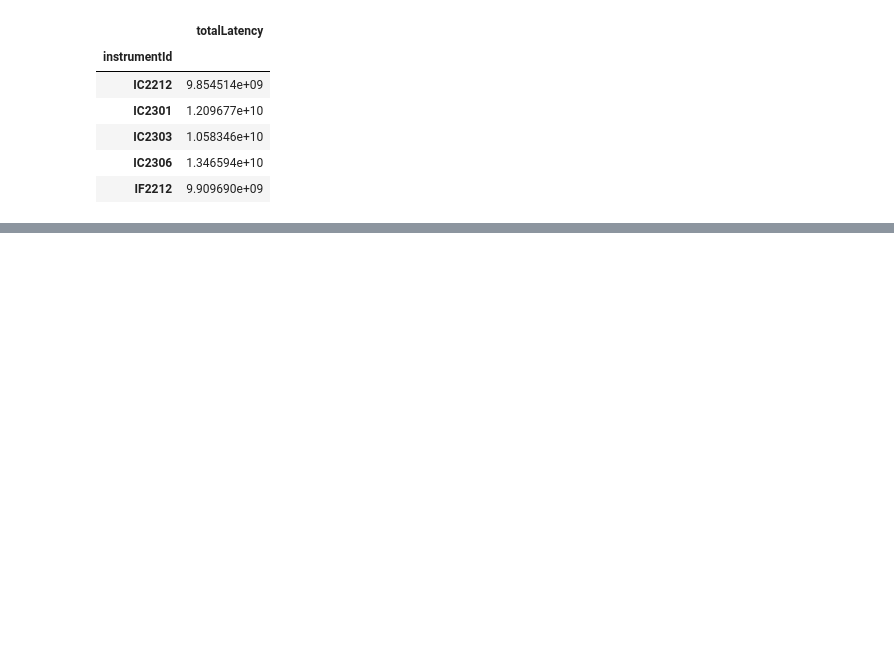
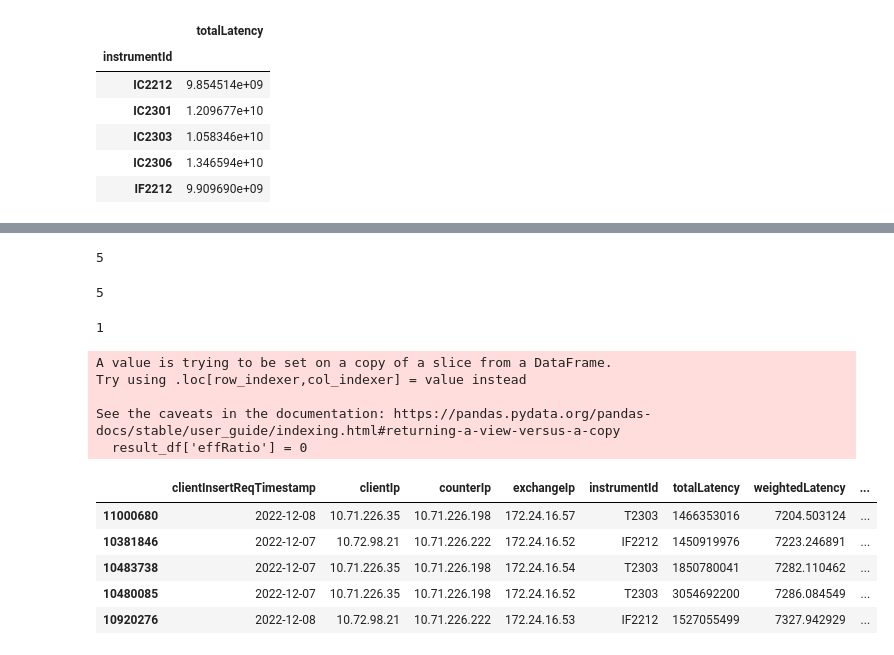
Before and after one commit to stanwu4/SecuritiesAndFuturesP2, a Jupyter notebook: Ratios.ipynb, the cells around one changed output, grey strips where cells are left out. Drawn from its saved outputs; the diff is of its cells as text; code cells hidden in the pictures; blank space fills up the shorter version.

Commit message:
Updated Ratios, medians, averages
Can't commit from the CMD

```diff
--- a/Ratios.ipynb
+++ b/Ratios.ipynb
@@ -131,0 +155,11 @@ lastSevenDays.head()
+# %%
+#sort by weighted averages of latencies
+lastSevenDays = lastSevenDays.sort_values(by = 'weightedLatency')
+# %%
+#clone a new df and delete duplicates, remove excess columns
+uniqueLastSevenDays = lastSevenDays
+uniqueLastSevenDays = uniqueLastSevenDays.drop_duplicates(subset = ['clientIp','exchangeIp','counterIp','instrumentId'])
+del uniqueLastSevenDays['Unnamed: 0']
+del uniqueLastSevenDays['exchangeRspLatency']
+del uniqueLastSevenDays['exchangeRtnLatency']
+uniqueLastSevenDays.head()
@@ -131,0 +177,5 @@ lastSevenDays.head()
+# %%
+uniqueLastSevenDays['clientInsertReqTimestamp'] = pd.to_datetime(uniqueLastSevenDays['clientInsertReqTimestamp'])
+uniqueLastSevenDays['clientInsertReqTimestamp'] = uniqueLastSevenDays['clientInsertReqTimestamp'].dt.date
+uniqueLastSevenDays = uniqueLastSevenDays.copy()
+uniqueLastSevenDays.head()
@@ -131,0 +199,10 @@ lastSevenDays.head()
+# %%
+#efficiency ratio, number of days the 1st row
+result_df = uniqueLastSevenDays.head(5)
+different_dates = lastSevenDays.groupby(['clientIp','counterIp','exchangeIp','instrumentId'])['clientInsertReqTimestamp'].nunique()
+subset = lastSevenDays[(lastSevenDays['clientIp'] == '10.71.226.35') &
+                       (lastSevenDays['counterIp'] == '10.71.226.198') &
+                       (lastSevenDays['exchangeIp'] == '172.24.16.57') &
+                       (lastSevenDays['instrumentId'] == 'T2303')]
+num_unique_dates = subset['clientInsertReqTimestamp'].nunique()
+print(num_unique_dates)
@@ -131,0 +221,53 @@ lastSevenDays.head()
+# %%
+#number of days occurence in the 3rd row
+subset = lastSevenDays[(lastSevenDays['clientIp'] == '10.71.226.35') &
+                       (lastSevenDays['counterIp'] == '10.71.226.198') &
+                       (lastSevenDays['exchangeIp'] == '172.24.16.54') &
+                       (lastSevenDays['instrumentId'] == 'T2303')]
+num_unique_dates = subset['clientInsertReqTimestamp'].nunique()
+print(num_unique_dates)
+# %% [output]
+5
+# %%
+#number of days occurence in the 4th row
+subset = lastSevenDays[(lastSevenDays['clientIp'] == '10.71.226.35') &
+                       (lastSevenDays['counterIp'] == '10.71.226.198') &
+                       (lastSevenDays['exchangeIp'] == '172.24.16.52') &
+                       (lastSevenDays['instrumentId'] == 'T2303')]
+num_unique_dates = subset['clientInsertReqTimestamp'].nunique()
+print(num_unique_dates)
+# %% [output]
+5
+# %%
+#number of days occurence in the 5th row
+subset = lastSevenDays[(lastSevenDays['clientIp'] == '10.72.98.21') &
+                       (lastSevenDays['counterIp'] == '10.71.226.222') &
+                       (lastSevenDays['exchangeIp'] == '172.24.16.53') &
+                       (lastSevenDays['instrumentId'] == 'IF2212')]
+num_unique_dates = subset['clientInsertReqTimestamp'].nunique()
+print(num_unique_dates)
+# %% [output]
+1
+# %%
+#insert efficiency ratio into result_df
+result_df['effRatio'] = 0
+result_df.iloc[0,7] = 5/7
+result_df.iloc[1,7] = 1/7
+result_df.iloc[2,7] = 5/7
+result_df.iloc[3,7] = 5/7
+result_df.iloc[4,7] = 1/7
+result_df = result_df.copy()
+
+result_df.head()
+# %% [output]
+A value is trying to be set on a copy of a slice from a DataFrame.
+Try using .loc[row_indexer,col_indexer] = value instead
+
+See the caveats in the documentation: https://pandas.pydata.org/pandas-docs/stable/user_guide/indexing.html#returning-a-view-versus-a-copy
+  result_df['effRatio'] = 0
+|  | clientInsertReqTimestamp | clientIp | counterIp | exchangeIp | instrumentId | totalLatency | weightedLatency | ... |
+| 11000680 | 2022-12-08 | 10.71.226.35 | 10.71.226.198 | 172.24.16.57 | T2303 | 1466353016 | 7204.503124 | ... |
+| 10381846 | 2022-12-07 | 10.72.98.21 | 10.71.226.222 | 172.24.16.52 | IF2212 | 1450919976 | 7223.246891 | ... |
+| 10483738 | 2022-12-07 | 10.71.226.35 | 10.71.226.198 | 172.24.16.54 | T2303 | 1850780041 | 7282.110462 | ... |
+| 10480085 | 2022-12-07 | 10.71.226.35 | 10.71.226.198 | 172.24.16.52 | T2303 | 3054692200 | 7286.084549 | ... |
+| 10920276 | 2022-12-08 | 10.72.98.21 | 10.71.226.222 | 172.24.16.53 | IF2212 | 1527055499 | 7327.942929 | ... |
```
Also changed, not shown: parts of 28 cells of this notebook.
